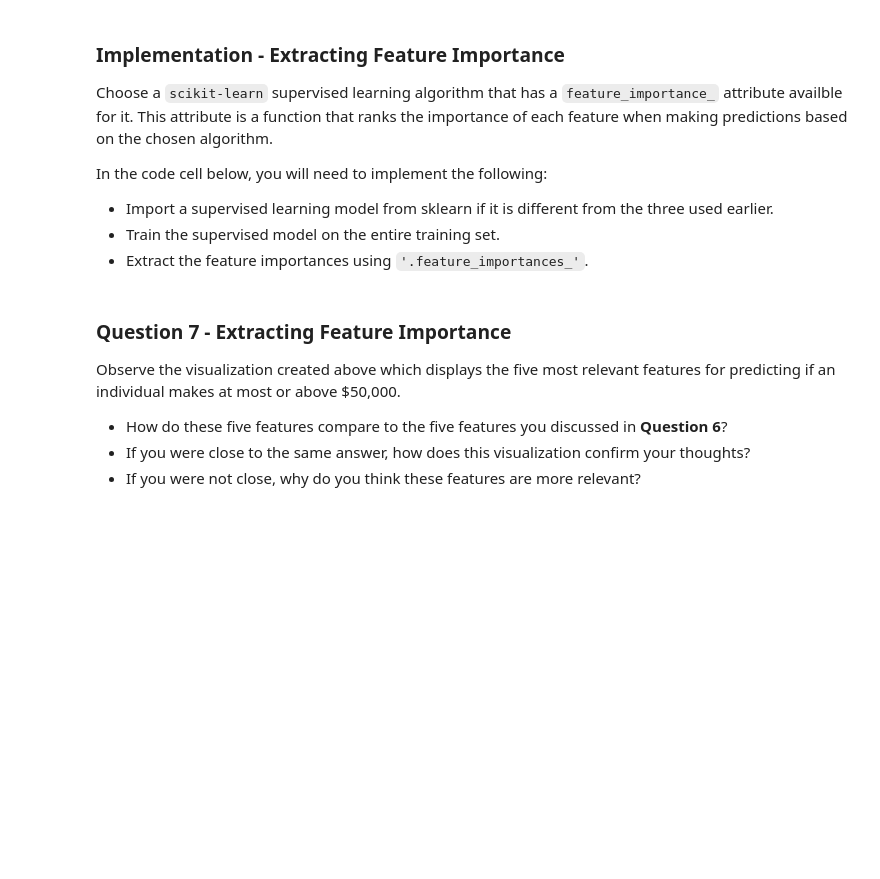
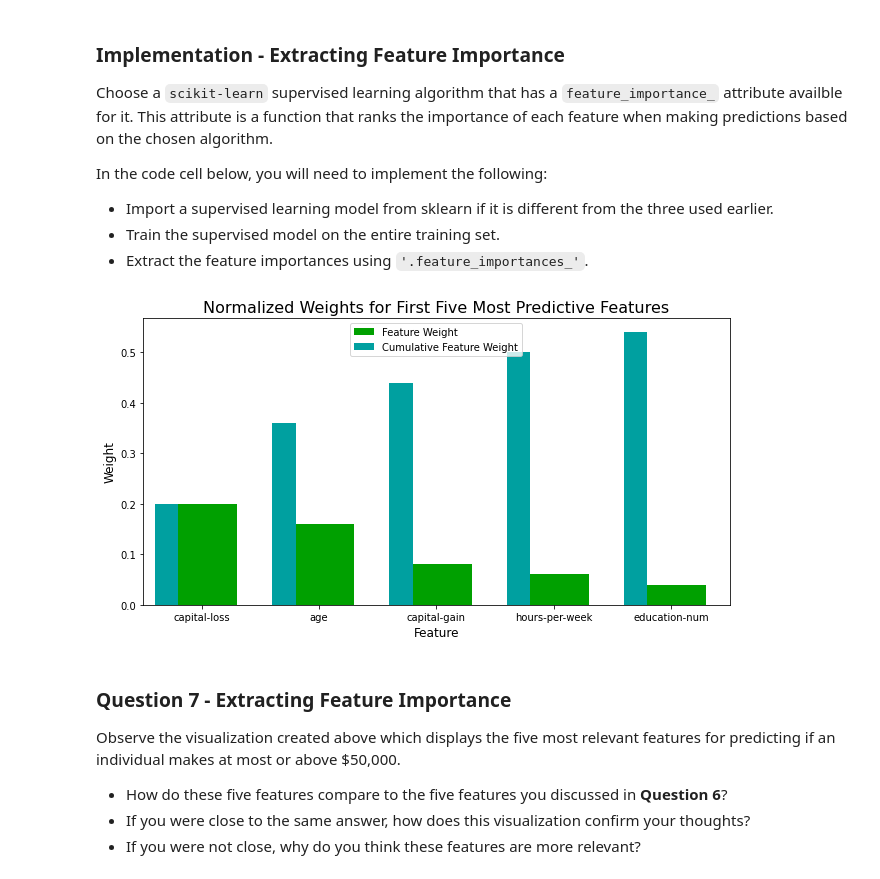
Before and after one commit to phohlfeld/Data-Scientist-ND, a Jupyter notebook: finding_donors/finding_donors.ipynb, the cells around one changed output. Cells and saved outputs as stored; diff of their text form; code cells hidden in the pictures; blank space fills up the shorter version.

```diff
--- a/finding_donors/finding_donors.ipynb
+++ b/finding_donors/finding_donors.ipynb
@@ -428,22 +487,23 @@ Fine tune the chosen model. Use grid search (`GridSearchCV`) with at least one i
 **Note:** Depending on the algorithm chosen and the parameter list, the following implementation may take some time to run!
 # %%
 # TODO: Import 'GridSearchCV', 'make_scorer', and any other necessary libraries
-
+from sklearn.model_selection import GridSearchCV
+from sklearn.metrics import make_scorer
 # TODO: Initialize the classifier
-clf = None
+clf = AdaBoostClassifier(random_state=42)
 
 # TODO: Create the parameters list you wish to tune, using a dictionary if needed.
 # HINT: parameters = {'parameter_1': [value1, value2], 'parameter_2': [value1, value2]}
-parameters = None
+parameters = {'n_estimators': [1, 10, 100], 'learning_rate': [0.01, 0.1, 1.0, 10]}
 
 # TODO: Make an fbeta_score scoring object using make_scorer()
-scorer = None
+scorer = make_scorer(fbeta_score, beta=0.5)
 
 # TODO: Perform grid search on the classifier using 'scorer' as the scoring method using GridSearchCV()
-grid_obj = None
+grid_obj = GridSearchCV(clf, param_grid=parameters, scoring=scorer)
 
 # TODO: Fit the grid search object to the training data and find the optimal parameters using fit()
-grid_fit = None
+grid_fit = grid_obj.fit(X_train, y_train)
 
 # Get the estimator
 best_clf = grid_fit.best_estimator_
@@ -499,15 +577,17 @@ In the code cell below, you will need to implement the following:
 # %%
 # TODO: Import a supervised learning model that has 'feature_importances_'
 
 
 # TODO: Train the supervised model on the training set using .fit(X_train, y_train)
-model = None
+model = best_clf
 
 # TODO: Extract the feature importances using .feature_importances_
-importances = None
+importances = clf.feature_importances_
 
 # Plot
 vs.feature_plot(importances, X_train, y_train)
+# %% [output]
+[figure, added]
 # %% [markdown]
 ### Question 7 - Extracting Feature Importance
 
```
Also changed, not shown: parts of 22 cells of this notebook, 3 other files.
